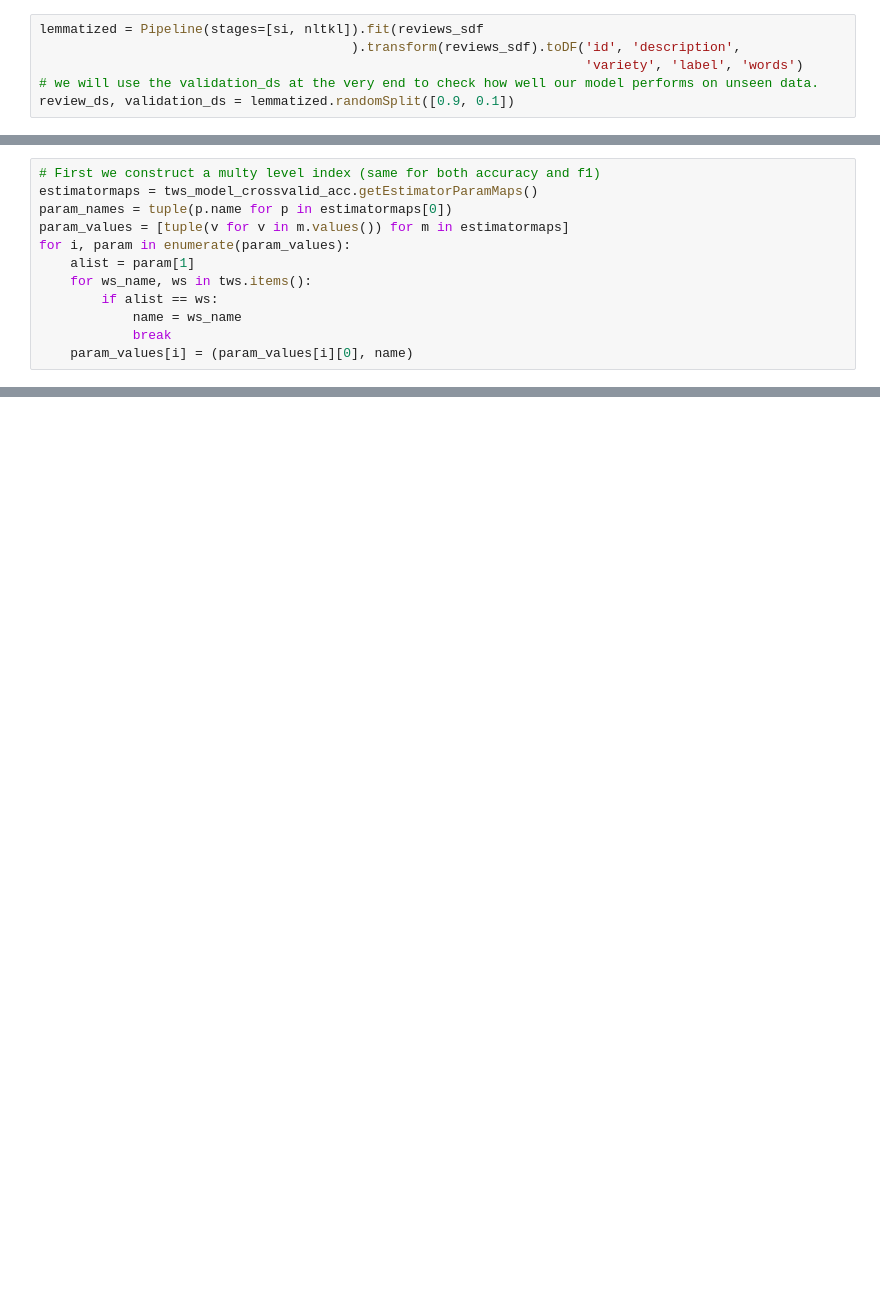
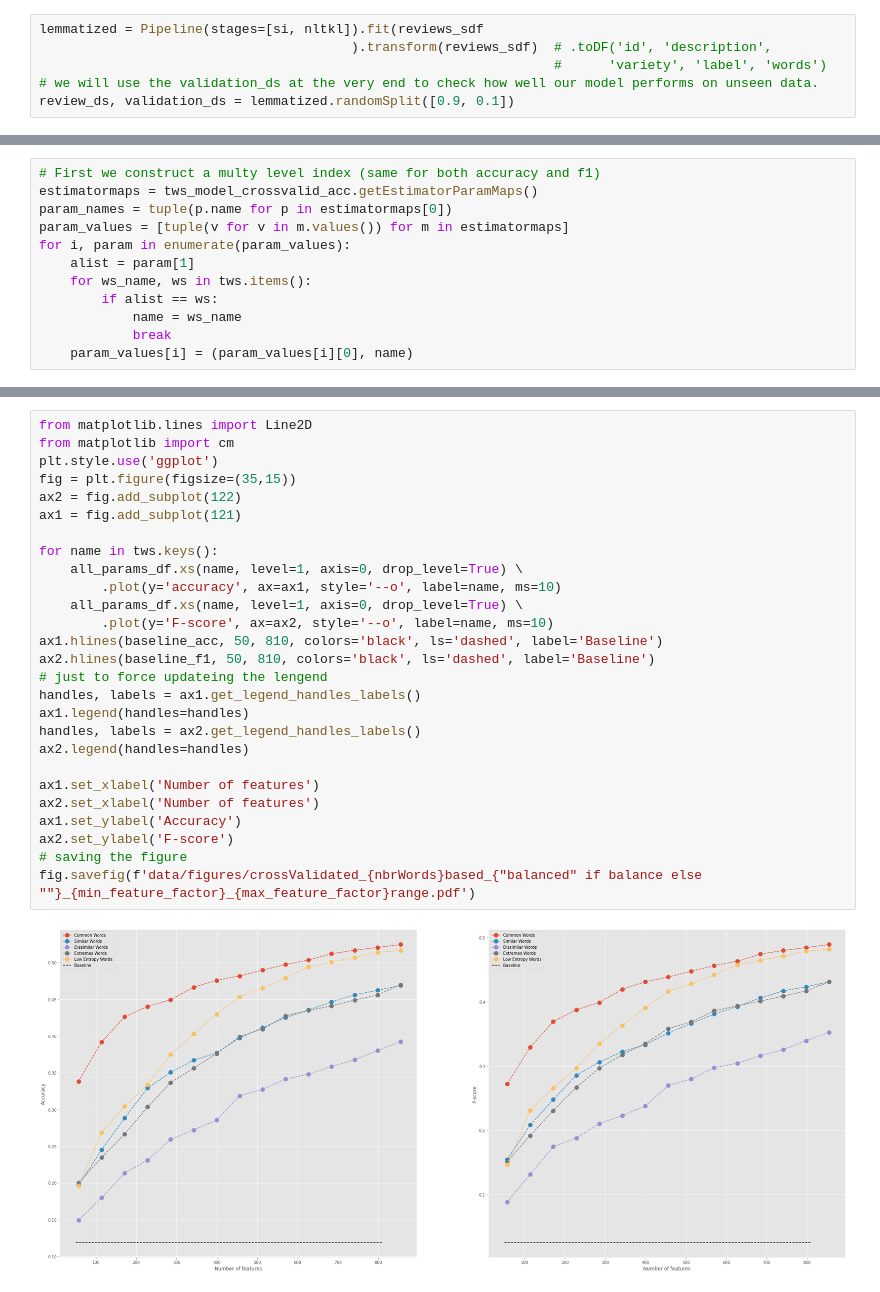
Before and after one commit to j-i-l/ReviewedGrapes, a Jupyter notebook: reviewed_grapes.model_evaluation.pyspark.v1.ipynb, the cells around one changed output, grey strips where cells are left out. Cells and saved outputs as stored; diff of their text form; blank space fills up the shorter version.

```diff
--- a/reviewed_grapes.model_evaluation.pyspark.v1.ipynb
+++ b/reviewed_grapes.model_evaluation.pyspark.v1.ipynb
@@ -638,8 +709,8 @@ mlrc = LogisticRegression(regParam=0.01, elasticNetParam=0.01)
 To start we only apply the lemmatization and use the resulting dataset:
 # %%
 lemmatized = Pipeline(stages=[si, nltkl]).fit(reviews_sdf
-                                        ).transform(reviews_sdf).toDF('id', 'description',
-                                                                      'variety', 'label', 'words')
+                                        ).transform(reviews_sdf)  # .toDF('id', 'description',
+                                                                  #      'variety', 'label', 'words')
 # we will use the validation_ds at the very end to check how well our model performs on unseen data.
 review_ds, validation_ds = lemmatized.randomSplit([0.9, 0.1])
 # %%
@@ -816,0 +1035,29 @@ all_params_df = pd.read_pickle(df_name)
+# %%
+from matplotlib.lines import Line2D
+from matplotlib import cm
+plt.style.use('ggplot')
+fig = plt.figure(figsize=(35,15))
+ax2 = fig.add_subplot(122)
+ax1 = fig.add_subplot(121)
+
+for name in tws.keys():
+    all_params_df.xs(name, level=1, axis=0, drop_level=True) \
+        .plot(y='accuracy', ax=ax1, style='--o', label=name, ms=10)
+    all_params_df.xs(name, level=1, axis=0, drop_level=True) \
+        .plot(y='F-score', ax=ax2, style='--o', label=name, ms=10)
+ax1.hlines(baseline_acc, 50, 810, colors='black', ls='dashed', label='Baseline')
+ax2.hlines(baseline_f1, 50, 810, colors='black', ls='dashed', label='Baseline')
+# just to force updateing the lengend
+handles, labels = ax1.get_legend_handles_labels()
+ax1.legend(handles=handles)
+handles, labels = ax2.get_legend_handles_labels()
+ax2.legend(handles=handles)
+
+ax1.set_xlabel('Number of features')
+ax2.set_xlabel('Number of features')
+ax1.set_ylabel('Accuracy')
+ax2.set_ylabel('F-score')
+# saving the figure
+fig.savefig(f'data/figures/crossValidated_{nbrWords}based_{"balanced" if balance else ""}_{min_feature_factor}_{max_feature_factor}range.pdf')
+# %% [output]
+[figure, added]
```
Also changed, not shown: parts of 47 cells of this notebook, 3 other files.
